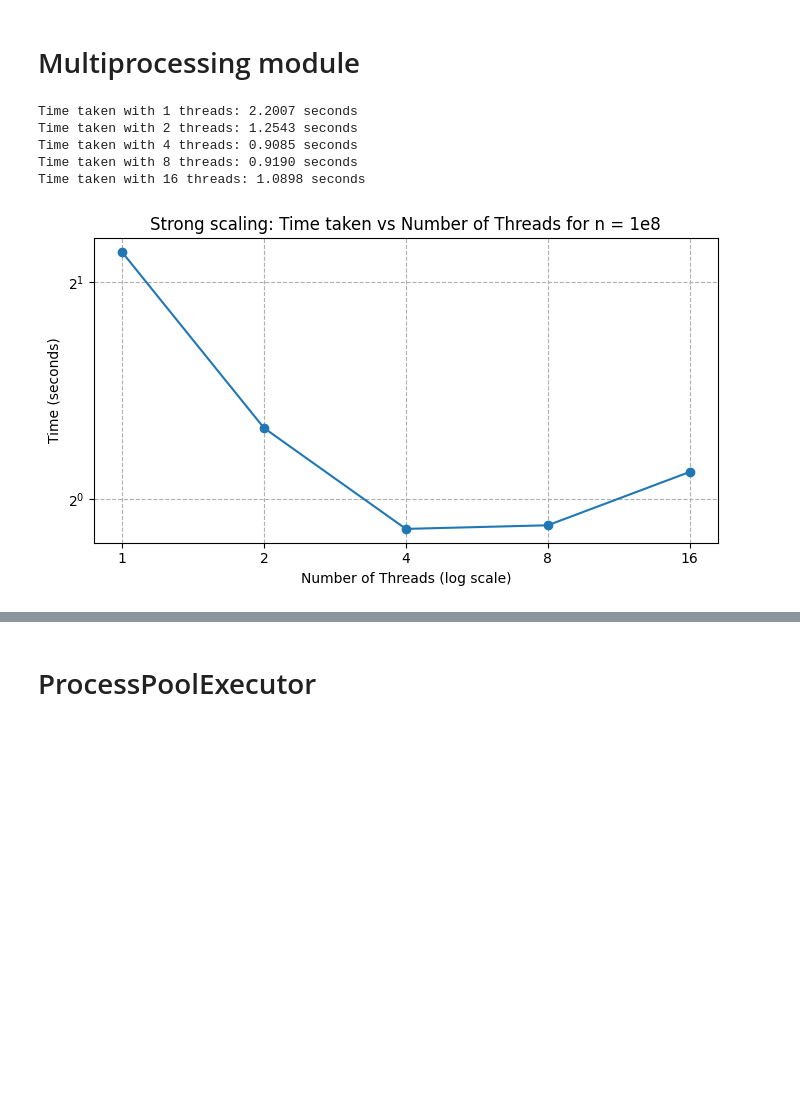
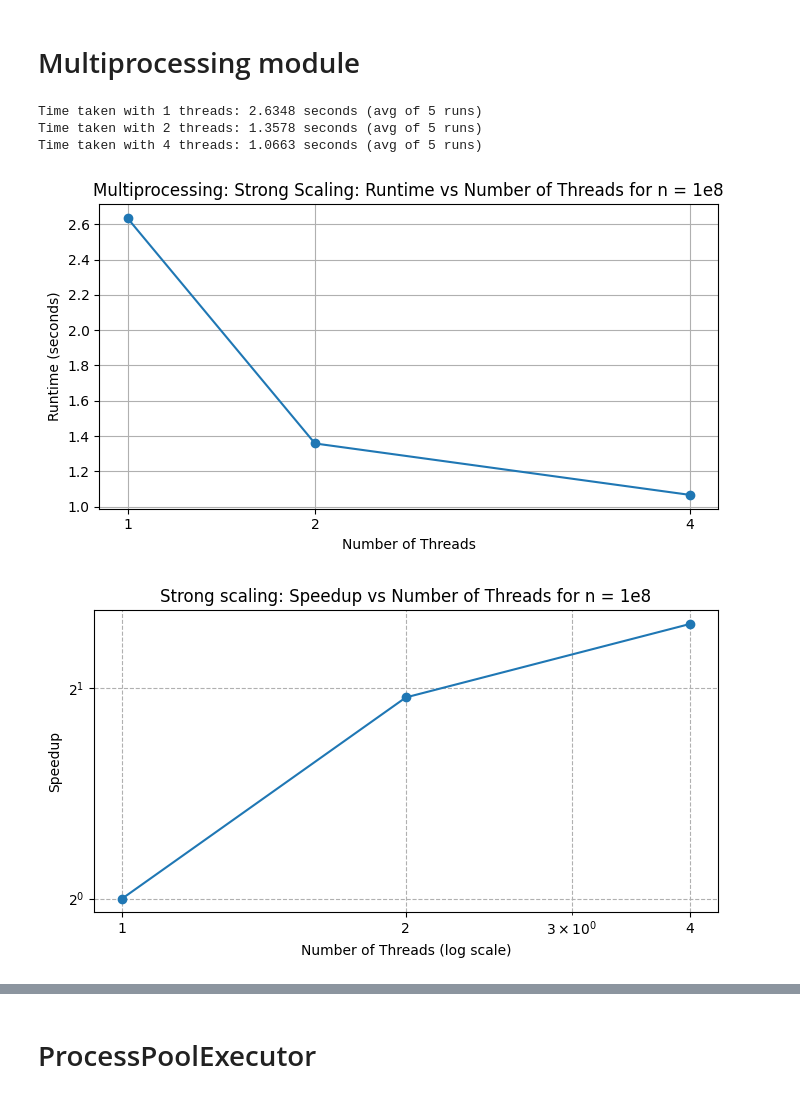
Before and after one commit to desaiamogh31/utd-hpc-course-repo, a Jupyter notebook: hw4/src/lorentz.ipynb, the cells around one changed output, grey strips where cells are left out. Cells and saved outputs as stored; diff of their text form; code cells hidden in the pictures; blank space fills up the shorter version.

```diff
--- a/hw4/src/lorentz.ipynb
+++ b/hw4/src/lorentz.ipynb
@@ -22,0 +51,8 @@ def plot_histogram(counts, xmin=xmin, xmax=xmax, num_bins=num_bins):
+# %%
+import thread_lorentz
+
+n = 1e6
+method_name = "Threading"
+# Get counts for histogram from one execution
+local_counts, _ = thread_lorentz.run_threaded(n, n_threads=1,)
+plot_histogram(local_counts, method_name=method_name)
@@ -22,0 +61,8 @@ def plot_histogram(counts, xmin=xmin, xmax=xmax, num_bins=num_bins):
+# %%
+import mp_lorentz
+
+n = 1e6
+method_name = "Multiprocessing"
+# Get counts for histogram from one execution
+local_counts = mp_lorentz.run_multiproc(n, n_cores=1)
+plot_histogram(local_counts, method_name=method_name)
@@ -90,40 +210,43 @@ KeyboardInterrupt:
 # %%
 import mp_lorentz
 
 import matplotlib.pyplot as plt
 
 #Strong Scaling
 n=1e8
 times=[]
-thread_counts = [1, 2, 4, 8, 16]
+thread_counts = [1, 2, 4]
+#Warmup run to initialize multiprocessing
+local_counts = mp_lorentz.run_multiproc(1e6, n_cores=1)
 for n_threads in thread_counts:
-    start_time = time.perf_counter()
-    local_counts = mp_lorentz.run_multiproc(n, n_cores=n_threads)
-    end_time = time.perf_counter()
-    thread_time =  end_time - start_time
-    times.append(thread_time)
-    print(f"Time taken with {n_threads} threads: {end_time - start_time:.4f} seconds")
+    def run_once():
+        return mp_lorentz.run_multiproc(n, n_cores=n_threads)
 
+    total_time = timeit.timeit(run_once, number=5)
+    avg_time = total_time / 5
+    times.append(avg_time)
+    print(f"Time taken with {n_threads} threads: {avg_time:.4f} seconds (avg of 5 runs)")
 
-#plot_histogram(local_counts)
+plot_strong_scaling(n, thread_counts, times, method_name="Multiprocessing")
 
+# plot speedup vs parallelism
 plt.figure(figsize=(7, 4))
-plt.plot(thread_counts, times, marker='o')
-plt.xscale('log', base=2)
+speedup = [times[0] / t for t in times]
+plt.plot(thread_counts, speedup, marker='o')
+plt.xscale('log', base=10)
 plt.yscale('log', base=2)
 plt.xlabel('Number of Threads (log scale)')
-plt.ylabel('Time (seconds)')
-plt.title(f'Strong scaling: Time taken vs Number of Threads for n = 1e{int(np.log10(n))}')
+plt.ylabel('Speedup')
+plt.title(f'Strong scaling: Speedup vs Number of Threads for n = 1e{int(np.log10(n))}')
 plt.grid(True, which="both", ls="--")
 plt.xticks(thread_counts, thread_counts)
 plt.tight_layout()
 plt.show()
 # %% [output]
-Time taken with 1 threads: 2.2007 seconds
-Time taken with 2 threads: 1.2543 seconds
-Time taken with 4 threads: 0.9085 seconds
-Time taken with 8 threads: 0.9190 seconds
-Time taken with 16 threads: 1.0898 seconds
+Time taken with 1 threads: 2.6348 seconds (avg of 5 runs)
+Time taken with 2 threads: 1.3578 seconds (avg of 5 runs)
+Time taken with 4 threads: 1.0663 seconds (avg of 5 runs)
-[figure, old version]
+[figure, new version]
+[figure, added]
 # %%
 #Weak Scaling
```
Also changed, not shown: parts of 22 cells of this notebook, 7 other files.
